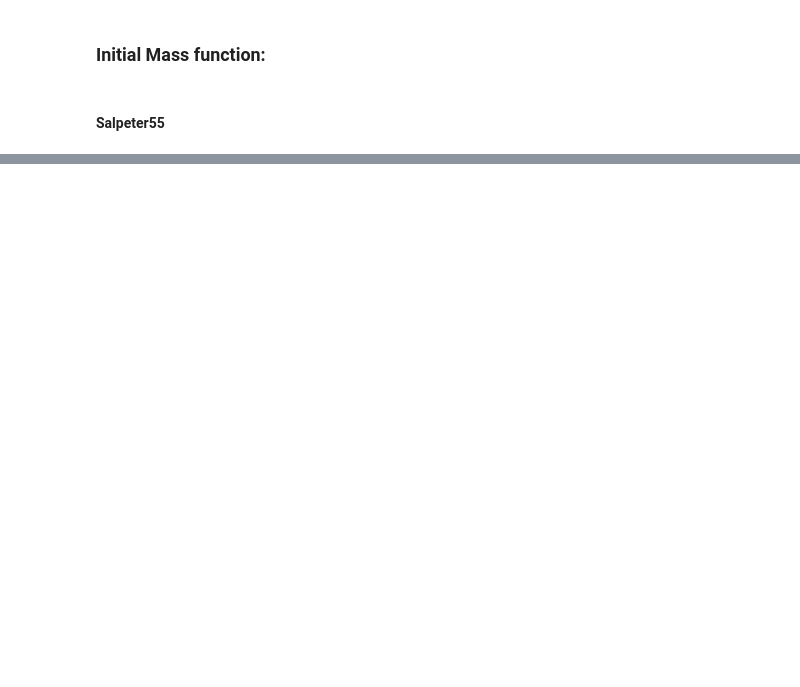
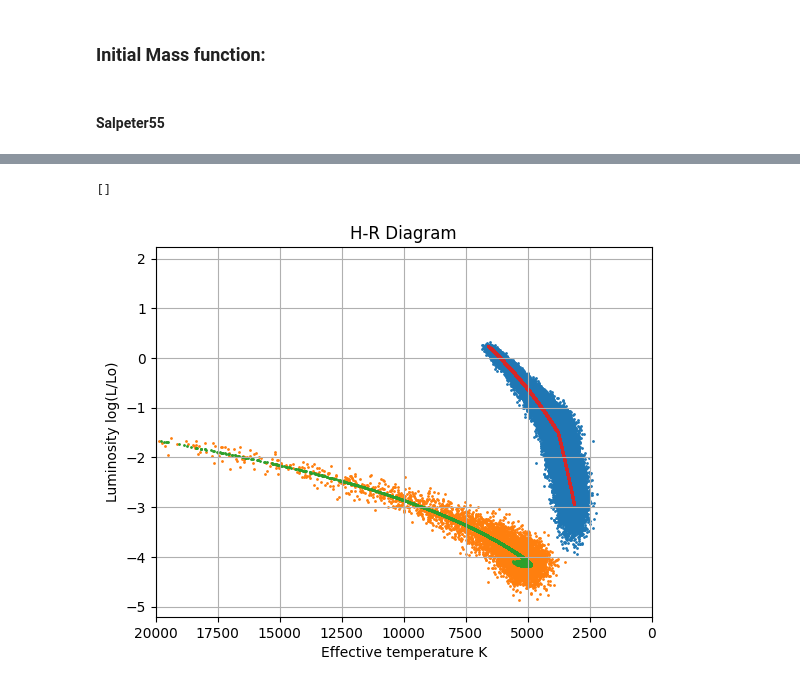
Before and after one commit to juanpabloidarraga/Computational-Astrophysics-Repository, a Jupyter notebook: Computational_Astro/Programs/Project 1. Population Synthesis.ipynb, the cells around one changed output, grey strips where cells are left out. Cells and saved outputs as stored; diff of their text form; code cells hidden in the pictures; blank space fills up the shorter version.

Commit message:
primer entrega proyecto 1

```diff
--- a/Computational_Astro/Programs/Project 1. Population Synthesis.ipynb
+++ b/Computational_Astro/Programs/Project 1. Population Synthesis.ipynb
@@ -93,0 +261,42 @@ for star in range(len(massDistribution)):
+# %%
+#Error function
+def errorFunction(variable, dependence):
+    x_1 = np.random.rand(len(variable))
+    x_2 = np.random.rand(len(variable))
+    e_1 = np.sqrt(-2*np.log(x_1))*np.cos(2*np.pi*x_2)# se crea una gaussiana con limites -3 y 3 en genral arroja entre -1 y 1
+
+    func =  (variable/np.average(variable))**dependence
+    cte = e_1[:len(variable)]*0.05*np.average(variable)
+    return cte*func
+# %%
+# Add errors
+real_T_ms = T_ms + errorFunction(T_ms,-1)
+real_T_wd = T_wd + errorFunction(T_wd,-1)
+
+
+real_log_L_ms = np.log10(L_ms) + np.log10(L_ms**(-1*0.05*e_1[:len(L_ms)]*np.average(log_L_ms)**2))
+real_log_L_wd = np.log10(L_wd) + np.log10(L_wd**(-1*0.05*e_1[:len(L_wd)]))
+
+
+#Graph
+
+fig, ax = plt.subplots()
+
+ax.set_title('H-R Diagram')
+ax.set_ylabel("Luminosity log(L/Lo)")
+ax.grid()
+
+ax.set_xlabel("Effective temperature K")
+ax.invert_xaxis()
+ax.set_xlim(20000,0)
+
+
+
+ax.scatter(real_T_ms , real_log_L_ms, s=1)
+ax.scatter(real_T_wd, real_log_L_wd, s=1)
+ax.scatter(T_wd, log_L_wd, s=1)
+ax.scatter(T_ms , log_L_ms, s=1)
+ax.plot()
+# %% [output]
+[]
+[figure, added]
```
Also changed, not shown: parts of 30 cells of this notebook, 2 other files.
